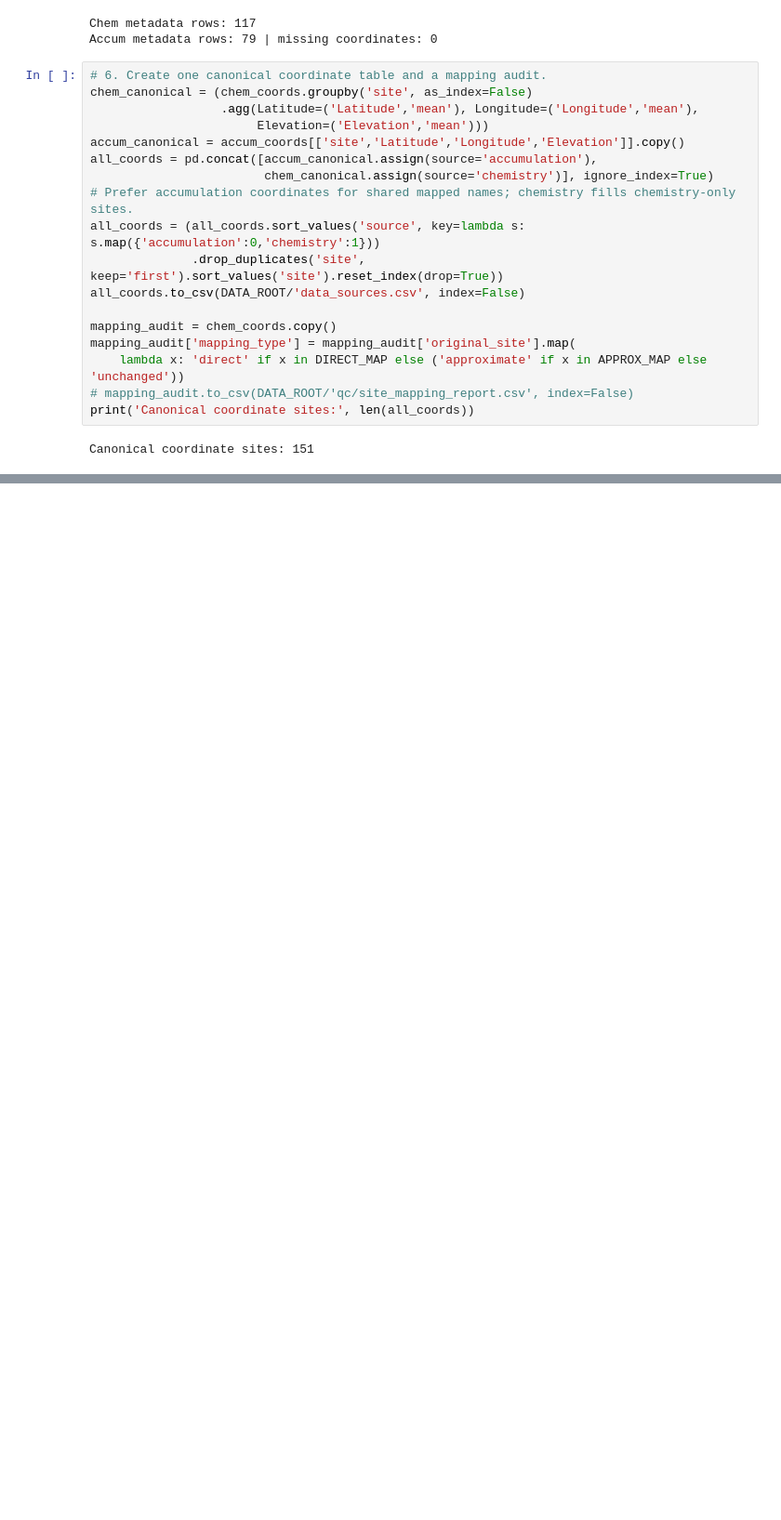
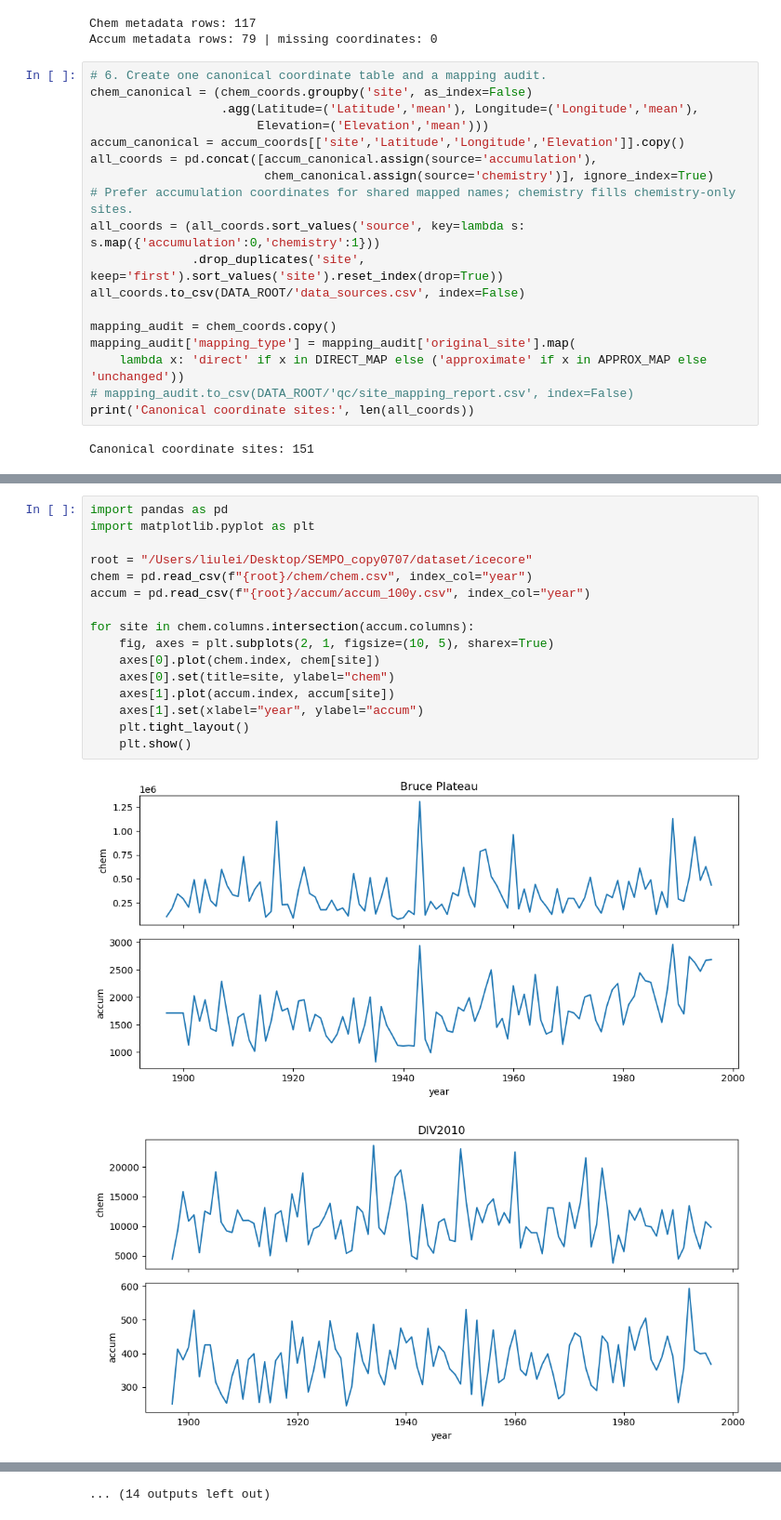
Before and after one commit to jessica-looo/sempo-copy0707, a Jupyter notebook: vis/vis_preprocessing_new.ipynb, the cells around one changed output, grey strips where cells are left out. Shown at 93% size. Cells and saved outputs as stored; diff of their text form; blank space fills up the shorter version.

```diff
--- a/vis/vis_preprocessing_new.ipynb
+++ b/vis/vis_preprocessing_new.ipynb
@@ -240,0 +261,19 @@ Preprocessing completed successfully.
+# %%
+import pandas as pd
+import matplotlib.pyplot as plt
+
+root = "/Users/liulei/Desktop/SEMPO_copy0707/dataset/icecore"
+chem = pd.read_csv(f"{root}/chem/chem.csv", index_col="year")
+accum = pd.read_csv(f"{root}/accum/accum_100y.csv", index_col="year")
+
+for site in chem.columns.intersection(accum.columns):
+    fig, axes = plt.subplots(2, 1, figsize=(10, 5), sharex=True)
+    axes[0].plot(chem.index, chem[site])
+    axes[0].set(title=site, ylabel="chem")
+    axes[1].plot(accum.index, accum[site])
+    axes[1].set(xlabel="year", ylabel="accum")
+    plt.tight_layout()
+    plt.show()
+# %% [output]
+[figure, added]
+[figure, added]
@@ -240,0 +290 @@ Preprocessing completed successfully.
+... (14 outputs left out)
```
Also changed, not shown: parts of 6 cells of this notebook, 12 other files.
